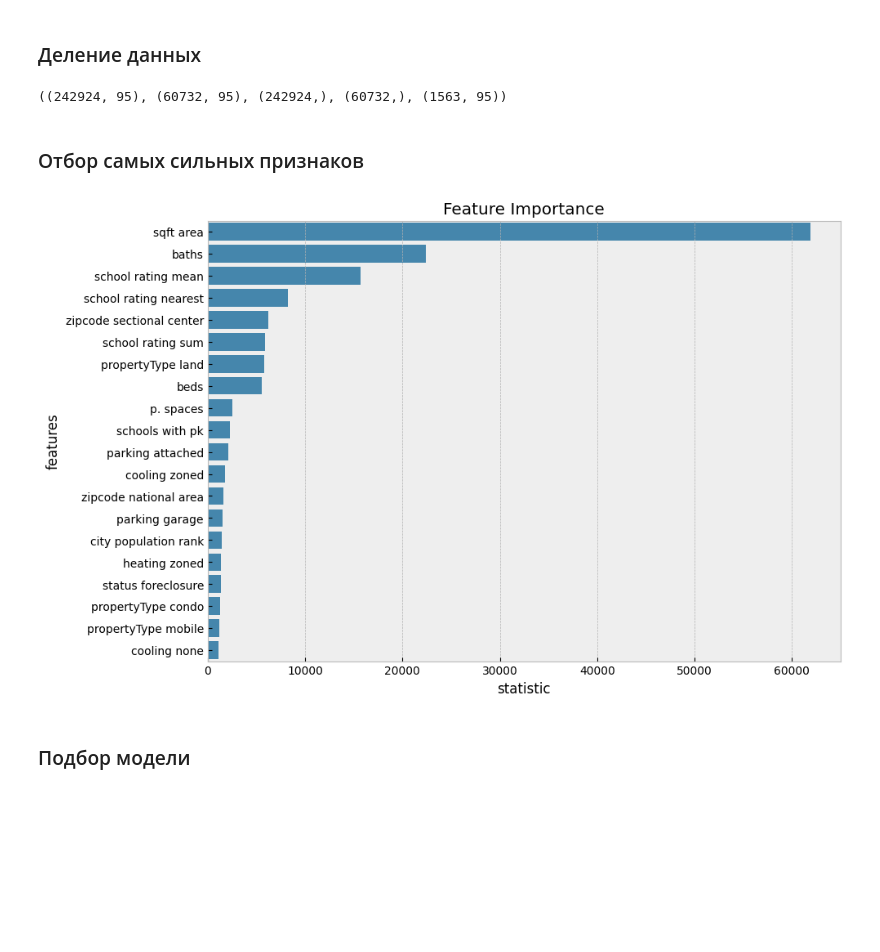
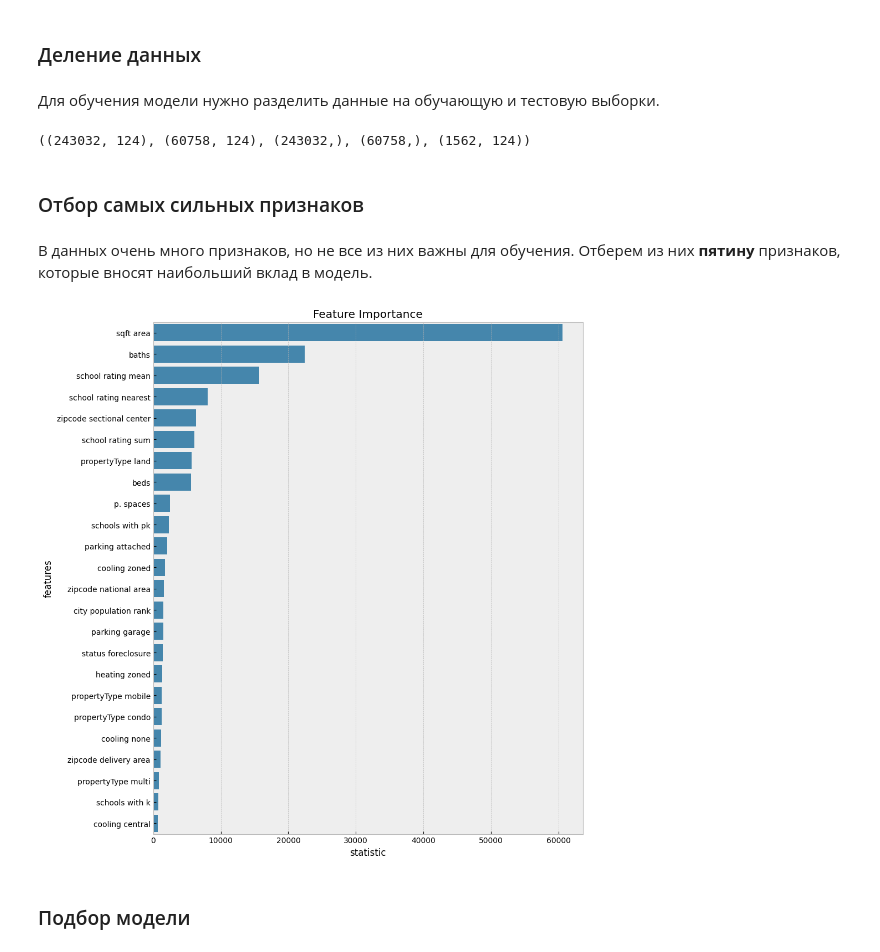
Before and after one commit to georgekovin/Housing-Regression-Project, a Jupyter notebook: modeling_nb.ipynb, the cells around one changed output. Saved outputs shown, nothing was run; the diff lists cells and outputs as text; code cells hidden in the pictures; blank space fills up the shorter version.

```diff
--- a/modeling_nb.ipynb
+++ b/modeling_nb.ipynb
@@ -27,8 +27,6 @@ import lightgbm as lgbm
 import xgboost as xgb
 import catboost as cb
 
-from hyperopt import hp, fmin, Trials
-
 from functions import *
 import pickle
 
@@ -37,7 +35,7 @@ warnings.filterwarnings('ignore')
 
 plt.style.use('bmh')
 
-R = 7
+R = 314
 np.random.seed(R)
 # %% [markdown]
 ## **Данные**
@@ -505,15 +577,22 @@ memory usage: 223.5 MB
 ## **Моделирование**
 # %% [markdown]
 ### Деление данных
+# %% [markdown]
+Для обучения модели нужно разделить данные на обучающую и тестовую выборки.
 # %%
-X_eval = (cleaned_data
+data = pd.read_csv('data/data_ultimate.csv')
+
+# в данных есть пропуски в целевой переменной, обозначенные нулем
+# выделим эти объекты в отдельную таблицу, она нам пригодится потом
+X_eval = (data
           .query('target == 0')
           .drop('target', axis=1))
 
-cleaned_data.drop(X_eval.index, axis=0, inplace=True)
+data.drop(X_eval.index, axis=0, inplace=True)
 
-X = cleaned_data.drop(['target'], axis=1)
-y = cleaned_data['target']
+# выделяем для тестовой выборки 20% датасета
+X = data.drop(['target'], axis=1)
+y = data['target']
 
 X_train, X_test, y_train, y_test = ms.train_test_split(X, y,
                                                        test_size=0.2,
@@ -522,30 +601,37 @@ X_train, X_test, y_train, y_test = ms.train_test_split(X, y,
 
 X_train.shape, X_test.shape, y_train.shape, y_test.shape, X_eval.shape
 # %% [output]
-((242924, 95), (60732, 95), (242924,), (60732,), (1563, 95))
+((243032, 124), (60758, 124), (243032,), (60758,), (1562, 124))
 # %% [markdown]
 ### Отбор самых сильных признаков
+# %% [markdown]
+В данных очень много признаков, но не все из них важны для обучения. Отберем из них **пятину** признаков, которые вносят наибольший вклад в модель.
 # %%
-selector = fs.SelectKBest(score_func=fs.f_regression, k=20)
+# отбираем признаки с помощью SelectKBest, применяем функцию для регрессии
+k_best = X_train.shape[1] // 5
+
+selector = fs.SelectKBest(score_func=fs.f_regression, k=k_best)
 selector.fit(X_train, y_train)
 
+# фильтруем данные
 best_feats = selector.get_feature_names_out()
 
 X_train = X_train[best_feats]
 X_test = X_test[best_feats]
 X_eval = X_eval[best_feats]
 
+# выводим график с признаками
 selector_scores = pd.DataFrame({'features': selector.feature_names_in_,
                                 'statistic': selector.scores_})
 
-plt.figure(figsize=(10, 7))
-sns.barplot(selector_scores.sort_values('statistic', ascending=False)[:20],
+plt.figure(figsize=(10, 12))
+sns.barplot(selector_scores.sort_values('statistic', ascending=False)[:k_best],
             y='features',
             x='statistic',
             orient='h').set_title('Feature Importance')
 
 plt.show()
 # %% [output]
-[figure, old version]
+[figure, new version]
 # %% [markdown]
 ### Подбор модели
```
Also changed, not shown: parts of 111 cells of this notebook.
